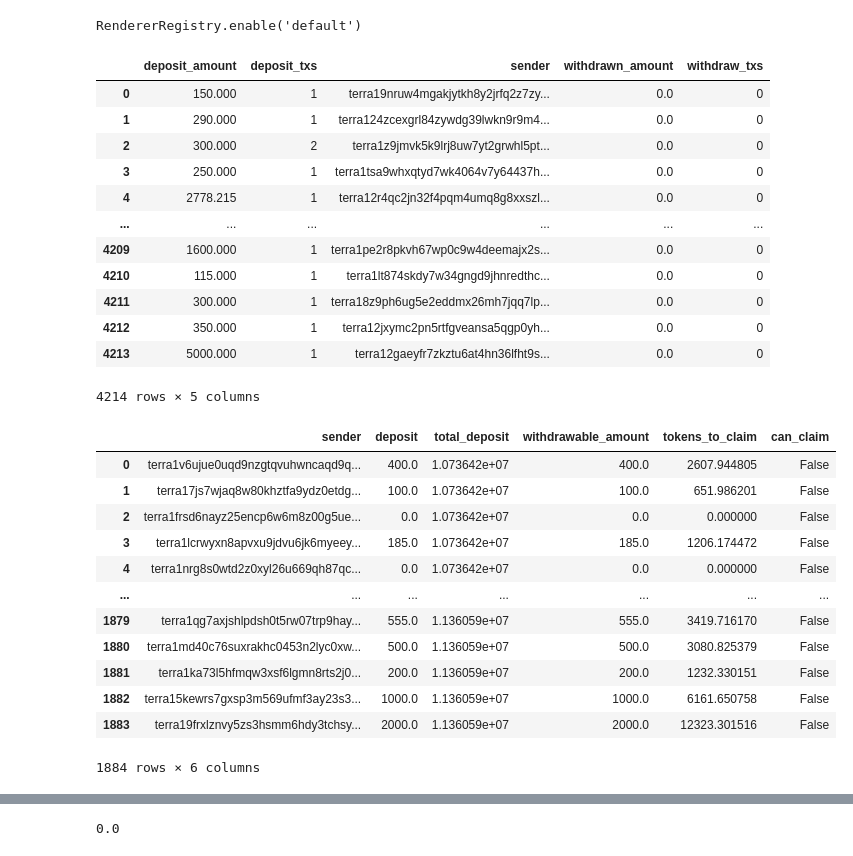
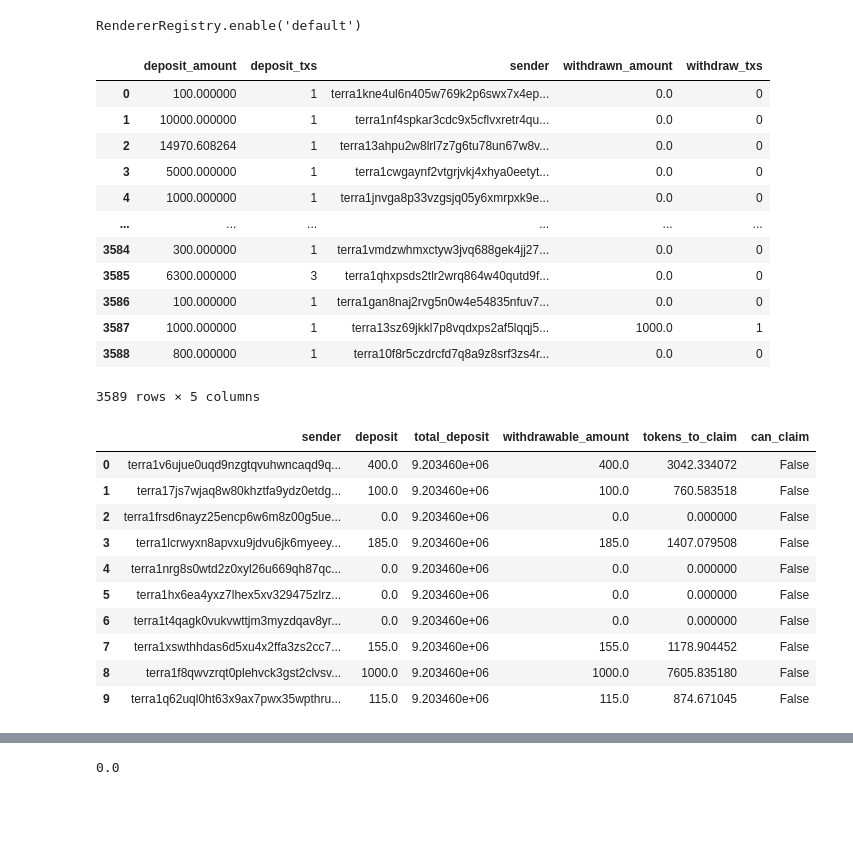
Before and after one commit to IncioMan/mars_lockdrop, a Jupyter notebook: notebook/Prism launch.ipynb, the cells around one changed output, grey strips where cells are left out. Drawn from its saved outputs; the diff is of its cells as text; code cells hidden in the pictures; blank space fills up the shorter version.

```diff
--- a/notebook/Prism launch.ipynb
+++ b/notebook/Prism launch.ipynb
@@ -30,17 +31,18 @@ user_stats_df = claim(user_stats, cols_claim)
 # %%
+user_stats_df = pd.read_csv('https://raw.githubusercontent.com/IncioMan/prism_forge/master/data/user_deposit_p1_s1.csv',index_col=0)
 user_stats_df.columns = [c.lower() for c in user_stats_df.columns]
 user_stats_df
 # %% [output]
 |  | deposit_amount | deposit_txs | sender | withdrawn_amount | withdraw_txs |
-| 0 | 150.000 | 1 | terra19nruw4mgakjytkh8y2jrfq2z7zy... | 0.0 | 0 |
-| 1 | 290.000 | 1 | terra124zcexgrl84zywdg39lwkn9r9m4... | 0.0 | 0 |
-| 2 | 300.000 | 2 | terra1z9jmvk5k9lrj8uw7yt2grwhl5pt... | 0.0 | 0 |
-| 3 | 250.000 | 1 | terra1tsa9whxqtyd7wk4064v7y64437h... | 0.0 | 0 |
-| 4 | 2778.215 | 1 | terra12r4qc2jn32f4pqm4umq8g8xxszl... | 0.0 | 0 |
+| 0 | 100.000000 | 1 | terra1kne4ul6n405w769k2p6swx7x4ep... | 0.0 | 0 |
+| 1 | 10000.000000 | 1 | terra1nf4spkar3cdc9x5cflvxretr4qu... | 0.0 | 0 |
+| 2 | 14970.608264 | 1 | terra13ahpu2w8lrl7z7g6tu78un67w8v... | 0.0 | 0 |
+| 3 | 5000.000000 | 1 | terra1cwgaynf2vtgrjvkj4xhya0eetyt... | 0.0 | 0 |
+| 4 | 1000.000000 | 1 | terra1jnvga8p33vzgsjq05y6xmrpxk9e... | 0.0 | 0 |
 | ... | ... | ... | ... | ... | ... |
-| 4209 | 1600.000 | 1 | terra1pe2r8pkvh67wp0c9w4deemajx2s... | 0.0 | 0 |
-| 4210 | 115.000 | 1 | terra1lt874skdy7w34gngd9jhnredthc... | 0.0 | 0 |
-| 4211 | 300.000 | 1 | terra18z9ph6ug5e2eddmx26mh7jqq7lp... | 0.0 | 0 |
-| 4212 | 350.000 | 1 | terra12jxymc2pn5rtfgveansa5qgp0yh... | 0.0 | 0 |
-| 4213 | 5000.000 | 1 | terra12gaeyfr7zkztu6at4hn36lfht9s... | 0.0 | 0 |
+| 3584 | 300.000000 | 1 | terra1vmdzwhmxctyw3jvq688gek4jj27... | 0.0 | 0 |
+| 3585 | 6300.000000 | 3 | terra1qhxpsds2tlr2wrq864w40qutd9f... | 0.0 | 0 |
+| 3586 | 100.000000 | 1 | terra1gan8naj2rvg5n0w4e54835nfuv7... | 0.0 | 0 |
+| 3587 | 1000.000000 | 1 | terra13sz69jkkl7p8vqdxps2af5lqqj5... | 1000.0 | 1 |
+| 3588 | 800.000000 | 1 | terra10f8r5czdrcfd7q8a9z8srf3zs4r... | 0.0 | 0 |
-4214 rows × 5 columns
+3589 rows × 5 columns
@@ -50,24 +49,22 @@ def get_url(url):
 # %%
-with_phase1 = get_url('https://raw.githubusercontent.com/IncioMan/prism_forge/master/data/with_phase1.csv')
+with_phase1 = pd.read_csv('https://raw.githubusercontent.com/IncioMan/prism_forge/master/data/with_phase1.csv', index_col=0)
 with_phase1.deposit=with_phase1.deposit/1000000
 with_phase1.total_deposit=with_phase1.total_deposit/1000000
 with_phase1.withdrawable_amount=with_phase1.withdrawable_amount/1000000
 with_phase1.tokens_to_claim=with_phase1.tokens_to_claim/1000000
 with_phase1
 # %% [output]
 |  | sender | deposit | total_deposit | withdrawable_amount | tokens_to_claim | can_claim |
-| 0 | terra1v6ujue0uqd9nzgtqvuhwncaqd9q... | 400.0 | 1.073642e+07 | 400.0 | 2607.944805 | False |
-| 1 | terra17js7wjaq8w80khztfa9ydz0etdg... | 100.0 | 1.073642e+07 | 100.0 | 651.986201 | False |
-| 2 | terra1frsd6nayz25encp6w6m8z00g5ue... | 0.0 | 1.073642e+07 | 0.0 | 0.000000 | False |
-| 3 | terra1lcrwyxn8apvxu9jdvu6jk6myeey... | 185.0 | 1.073642e+07 | 185.0 | 1206.174472 | False |
-| 4 | terra1nrg8s0wtd2z0xyl26u669qh87qc... | 0.0 | 1.073642e+07 | 0.0 | 0.000000 | False |
-| ... | ... | ... | ... | ... | ... | ... |
-| 1879 | terra1qg7axjshlpdsh0t5rw07trp9hay... | 555.0 | 1.136059e+07 | 555.0 | 3419.716170 | False |
-| 1880 | terra1md40c76suxrakhc0453n2lyc0xw... | 500.0 | 1.136059e+07 | 500.0 | 3080.825379 | False |
-| 1881 | terra1ka73l5hfmqw3xsf6lgmn8rts2j0... | 200.0 | 1.136059e+07 | 200.0 | 1232.330151 | False |
-| 1882 | terra15kewrs7gxsp3m569ufmf3ay23s3... | 1000.0 | 1.136059e+07 | 1000.0 | 6161.650758 | False |
-| 1883 | terra19frxlznvy5zs3hsmm6hdy3tchsy... | 2000.0 | 1.136059e+07 | 2000.0 | 12323.301516 | False |
+| 0 | terra1v6ujue0uqd9nzgtqvuhwncaqd9q... | 400.0 | 9.203460e+06 | 400.0 | 3042.334072 | False |
+| 1 | terra17js7wjaq8w80khztfa9ydz0etdg... | 100.0 | 9.203460e+06 | 100.0 | 760.583518 | False |
+| 2 | terra1frsd6nayz25encp6w6m8z00g5ue... | 0.0 | 9.203460e+06 | 0.0 | 0.000000 | False |
+| 3 | terra1lcrwyxn8apvxu9jdvu6jk6myeey... | 185.0 | 9.203460e+06 | 185.0 | 1407.079508 | False |
+| 4 | terra1nrg8s0wtd2z0xyl26u669qh87qc... | 0.0 | 9.203460e+06 | 0.0 | 0.000000 | False |
+| 5 | terra1hx6ea4yxz7lhex5xv329475zlrz... | 0.0 | 9.203460e+06 | 0.0 | 0.000000 | False |
+| 6 | terra1t4qagk0vukvwttjm3myzdqav8yr... | 0.0 | 9.203460e+06 | 0.0 | 0.000000 | False |
+| 7 | terra1xswthhdas6d5xu4x2ffa3zs2cc7... | 155.0 | 9.203460e+06 | 155.0 | 1178.904452 | False |
+| 8 | terra1f8qwvzrqt0plehvck3gst2clvsv... | 1000.0 | 9.203460e+06 | 1000.0 | 7605.835180 | False |
+| 9 | terra1q62uql0ht63x9ax7pwx35wpthru... | 115.0 | 9.203460e+06 | 115.0 | 874.671045 | False |
-1884 rows × 6 columns
 # %%
 p2_users_df = claim(p2_users, cols_claim)
 p2_hourly_df = claim(p2_hourly, cols_claim)
```
Also changed, not shown: parts of 23 cells of this notebook, 7 other files.
